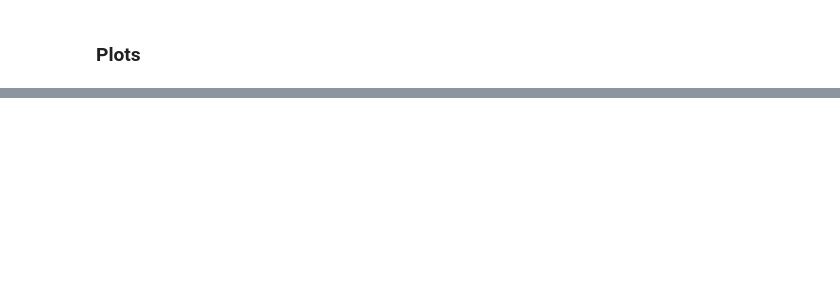
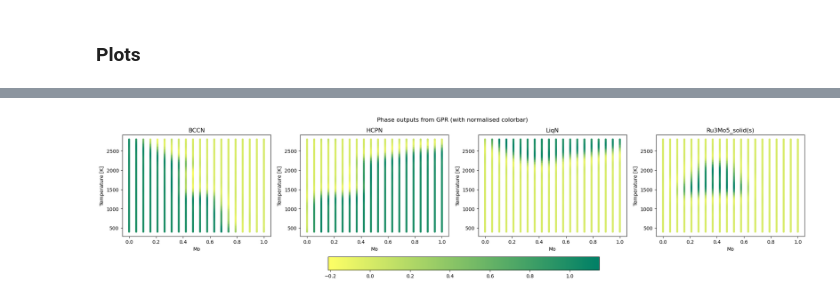
Before and after one commit to parikshitbajpai/wolverine, a Jupyter notebook: examples/GPyTorch/MoRu_Multitask.ipynb, the cells around one changed output, grey strips where cells are left out. Cells and saved outputs as stored; diff of their text form; code cells hidden in the pictures; blank space fills up the shorter version.

```diff
--- a/examples/GPyTorch/MoRu_Multitask.ipynb
+++ b/examples/GPyTorch/MoRu_Multitask.ipynb
@@ -260,35 +277,36 @@ from matplotlib import colors
 fig, axs = plt.subplots(nrows=1, ncols=len(active_phases), figsize=(25,5))
 scatters = []
 
 for i in range(len(active_phases)):
   axs[i].set_xlabel('Mo')
-  axs[i].set_ylabel('T')
+  axs[i].set_ylabel('Temperature [K]')
   axs[i].set_title(active_phases[i])
-  scatters.append(axs[i].scatter(X_test_unscaled[:,1].numpy(), X_test_unscaled[:,0].numpy(),
+  scatters.append(axs[i].scatter(X_all_unscaled[:,1].numpy(), X_all_unscaled[:,0].numpy(),
                                  c=(means[:,i]).numpy(),
                                  marker='.',
-                                 cmap='Blues'))
+                                 cmap='summer_r'))
 
 # Find the min and max of all colors for use in setting the color scale.
 vmin = min(scatter.get_array().min() for scatter in scatters)
 vmax = max(scatter.get_array().max() for scatter in scatters)
 norm = colors.Normalize(vmin=vmin, vmax=vmax)
 for sc in scatters:
     sc.set_norm(norm)
 
 fig.colorbar(scatters[0], ax=axs, orientation='horizontal', fraction=.1)
+fig.suptitle('Phase outputs from GPR (with normalised colorbar)')
 
 # Make images respond to changes in the norm of other images (e.g. via the
 # "edit axis, curves and images parameters" GUI on Qt), but be careful not to
 # recurse infinitely!
 def update(changed_scatter):
     for sc in scatters:
         if (changed_scatter.get_cmap() != sc.get_cmap()
                 or changed_scatter.get_clim() != sc.get_clim()):
             sc.set_cmap(changed_scatter.get_cmap())
             sc.set_clim(changed_scatter.get_clim())
 
 for sc in scatters:
     sc.callbacks.connect('changed', update)
-
-plt.show()
+# %% [output]
+[figure, added]
```
Also changed, not shown: parts of 17 cells of this notebook.
